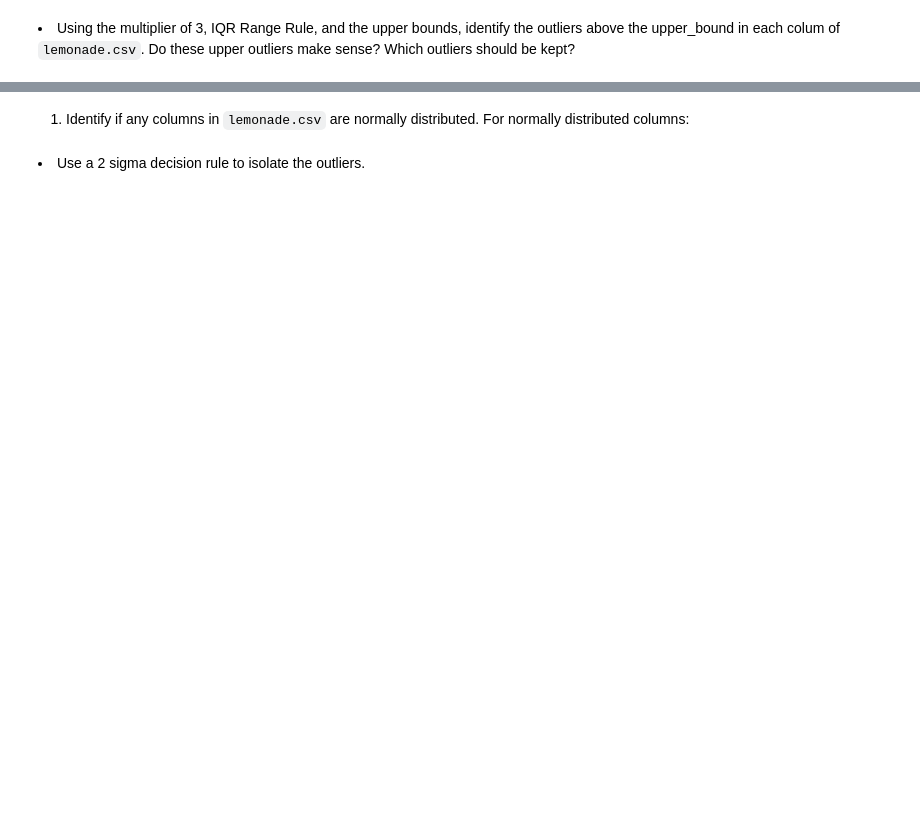
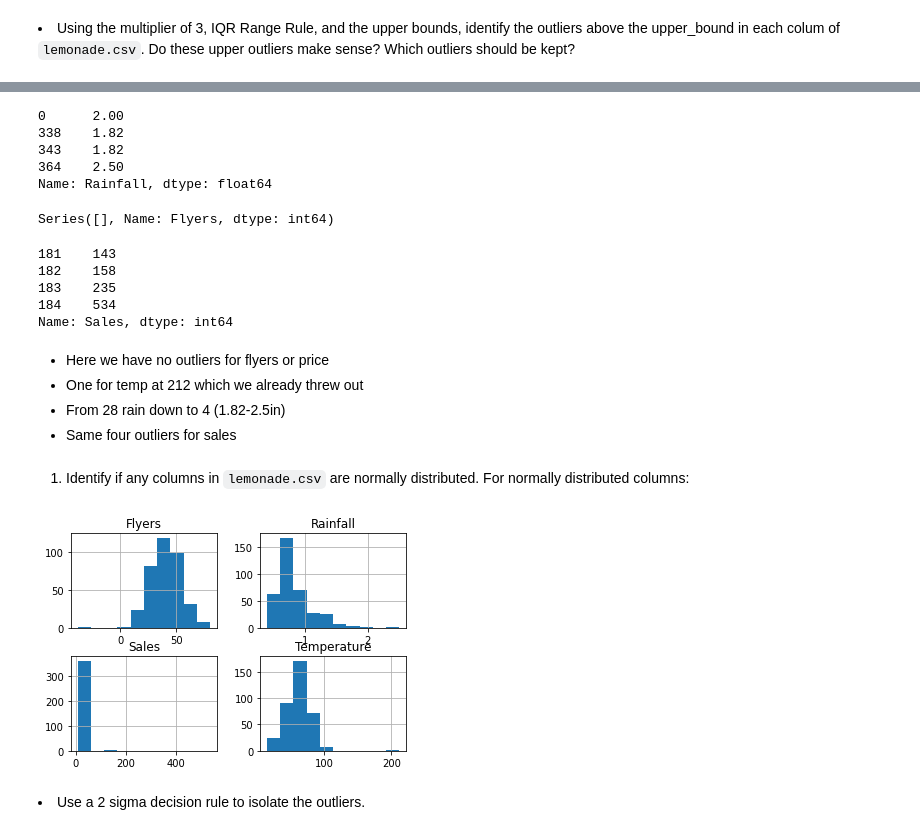
Before and after one commit to Jared-Godar/anomaly-detection-exercises, a Jupyter notebook: continuous_probabilistic_methods_exercises.ipynb, the cells around one changed output, grey strips where cells are left out. Drawn from its saved outputs; the diff is of its cells as text; code cells hidden in the pictures; blank space fills up the shorter version.

```diff
--- a/continuous_probabilistic_methods_exercises.ipynb
+++ b/continuous_probabilistic_methods_exercises.ipynb
@@ -14,0 +252,11 @@
+# %%
+cols = list(df.columns)
+cols.remove('Date')
+cols.remove('Day')
+
+
+
+for col in cols:
+    col_zscore = col + '_zscore'
+    df[col_zscore] = (df[col] - df[col].mean())/df[col].std(ddof=0)
+df
@@ -14,0 +277,2 @@
+# %%
+df.drop('Price_zscore', 1, inplace=True)
@@ -19,5 +348,34 @@
+# %%
+high_outlier_rain3
+# %% [output]
+0      2.00
+338    1.82
+343    1.82
+364    2.50
+Name: Rainfall, dtype: float64
+# %%
+high_outlier_flyers3
+# %% [output]
+Series([], Name: Flyers, dtype: int64)
+# %%
+high_outlier_sales3
+# %% [output]
+181    143
+182    158
+183    235
+184    534
+Name: Sales, dtype: int64
+# %% [markdown]
+- Here we have no outliers for flyers or price
+- One for temp at 212 which we already threw out
+- From 28 rain down to 4 (1.82-2.5in)
+- Same four outliers for sales
 # %% [markdown]
 1. Identify if any columns in <code>lemonade.csv</code> are normally distributed. For normally distributed columns:
+# %%
+df[['Flyers', 'Rainfall', 'Temperature', 'Sales']].hist();
+# %% [output]
+[figure, added]
 # %% [markdown]
 
 <li>Use a 2 sigma decision rule to isolate the outliers.</li>
```
Also changed, not shown: parts of 54 cells of this notebook, 1 other file.
